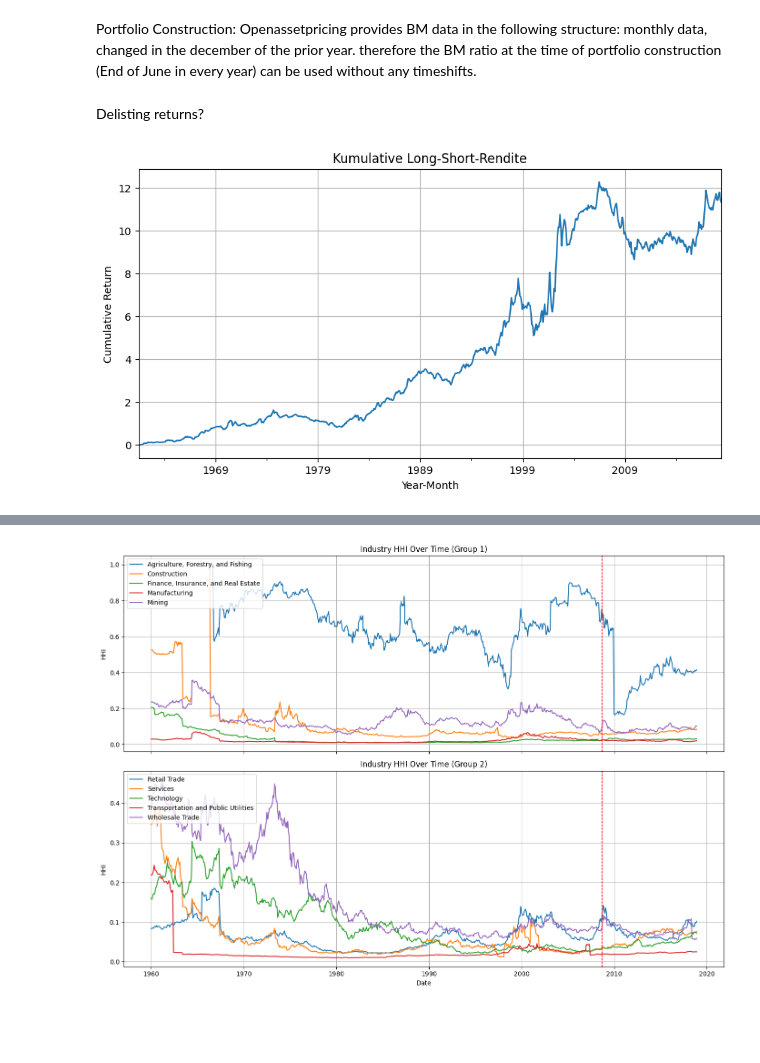
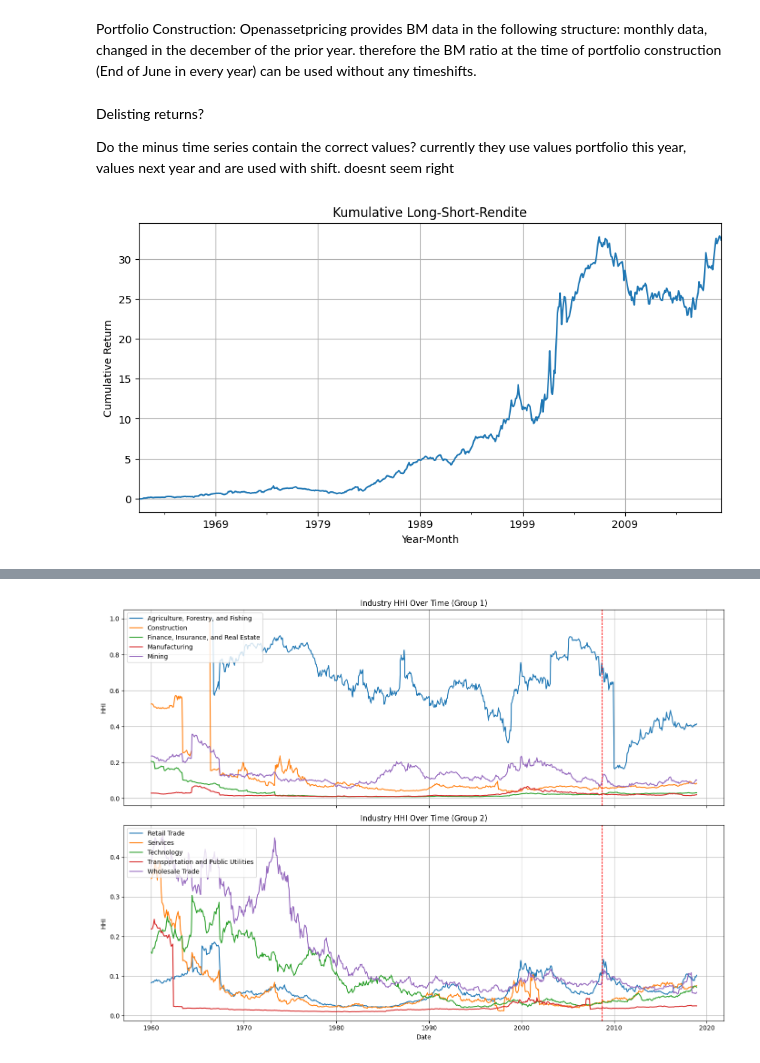
Before and after one commit to justusschenk/valueinvesting, a Jupyter notebook: Portfolio-composition.ipynb, the cells around one changed output, grey strips where cells are left out. Drawn from its saved outputs; the diff is of its cells as text; code cells hidden in the pictures; blank space fills up the shorter version.

```diff
--- a/Portfolio-composition.ipynb
+++ b/Portfolio-composition.ipynb
@@ -76,7 +76,7 @@ df['cfacshr'] = df['cfacshr'].replace(0, 1)
 
 df["adj_price"] = df["altprc"].abs() / df["cfacpr"]
 df["adj_shrout"] = df["shrout"] * df["cfacshr"]
-df["adj_dividend"] = df["dlamt"] / df["cfacpr"]
+df["adj_dividend"] = df["divamt"] / df["cfacpr"]
 # %%
 df[df['cfacpr'] == 0][['permno', 'date', 'prc', 'cfacpr']]
 df[2450000:]
@@ -544,10 +483,10 @@ value_weighted_annual_log_returns.tail()
 | 2018-06 | NaN | NaN | NaN | NaN | NaN | NaN | NaN | NaN | NaN | NaN | ... | ... |
 5 rows × 20435 columns
 # %%
-dividends.index = pd.to_datetime(dividends.index, format="%Y-%m")
+dividends.index = pd.to_datetime(dividends.index)
 dividends.index = dividends.index.to_period("M")
 
-df["dividend_yield"] = df["dlamt"] / df["prc"].abs()
+df["dividend_yield"] = df["divamt"] / df["prc"].abs()
 # Boxplot
 #sns.boxplot(x=df["dividend_yield"])
 #plt.title("Boxplot der Dividend Yields")
@@ -562,7 +501,7 @@ df["dividend_yield"] = df["dlamt"] / df["prc"].abs()
 
 # Setze Ausreißer in 'dividend_yield' auf NaN
 df.loc[df["dividend_yield"] > 0.075, "dividend_yield"] = np.nan
-df.loc[df["dividend_yield"].isna(), "dlamt"] = np.nan
+df.loc[df["dividend_yield"].isna(), "divamt"] = np.nan
 # %%
 #pd.to_pickle(bm, "bm.pkl")
 #pd.to_pickle(bm_june, "bm_june.pkl")
@@ -581,6 +520,8 @@ Portfolio Construction:
 Openassetpricing provides BM data in the following structure: monthly data, changed in the december of the prior year. therefore the BM ratio at the time of portfolio construction (End of June in every year) can be used without any timeshifts.
 # %% [markdown]
 Delisting returns?
+
+Do the minus time series contain the correct values? currently they use values portfolio this year, values next year and are used with shift. doesnt seem right
 # %%
 long_short_returns = []
 bm_dec.index = pd.to_datetime(bm_dec.index, format="%Y-%m")
@@ -625,6 +566,9 @@ for year in sorted(set(date.year for date in bm_dec.index)):
     div_short_monthly = []
     div_long_monthly = []
 
+    dividends_m_long_monthly = []
+    dividends_m_short_monthly = []
+
     date = pd.Timestamp(f"{year}-06")
     date_dec = pd.Timestamp(f"{year-1}-12")
     if date_dec not in bm_dec.index:
@@ -636,7 +580,7 @@ for year in sorted(set(date.year for date in bm_dec.index)):
     if n == 0:
         continue
 
-    k = int(n * 0.3)
+    k = int(n * 0.1)
     bottom_permnos = clean_row.iloc[:k].index.tolist() #Selects permnos with the lower B/M-ratios
     top_permnos = clean_row.iloc[-k:].index.tolist() #Selects permnos with the higher B/M-ratios
 
@@ -661,7 +605,6 @@ for year in sorted(set(date.year for date in bm_dec.index)):
 
 
     #Market Capitalization
-
     # Step 1: Filter df to get shares outstanding for the relevant date and permnos
     shrout_filtered_m_long = df[(df['date'] == top_date) & (df['permno'].isin(top_permnos))]
     shrout_filtered_m_short = df[(df['date'] == top_date) & (df['permno'].isin(bottom_permnos))]
@@ -688,17 +631,6 @@ for year in sorted(set(date.year for date in bm_dec.index)):
     bottom_m_bv = bookvalue.loc[(f"{year + 1}-06"), bookvalue.columns.intersection(bottom_permnos)].dropna()
     bookvalue_minus_long_ts.append({"date" : f"{year + 1}-06", "avg_value" : sum(top_m_bv)})
     bookvalue_minus_short_ts.append({"date" : f"{year + 1}-06", "avg_value" : sum(bottom_m_bv)})
-
-    #Dividends minus
-    top_m_div = dividends.loc[(f"{year + 1}-06"), dividends.columns.intersection(top_permnos)].dropna()
-    bottom_m_div = dividends.loc[(f"{year + 1}-06"), dividends.columns.intersection(bottom_permnos)].dropna()
-    sharesoutstanding_short_m_div = shrout_series_short.reindex(bottom_m_div.index) *1000
-    sharesoutstanding_long_m_div = shrout_series_long.reindex(top_m_div.index) *1000
-    long_m_div = top_m_div * sharesoutstanding_long_m_div
-    short_m_div = bottom_m_div * sharesoutstanding_short_m_div
-
-    dividends_m_long_ts.append({"date" : f"{year+1}-06", "avg_value" :sum(long_m_div)})
-    dividends_m_short_ts.append({"date" : f"{year+1}-06", "avg_value" :sum(short_m_div)})
 
     #Annual log-returns
     log_top_rets = annual_log_returns.loc[(f"{year}-06"), annual_log_returns.columns.intersection(top_permnos)].dropna()
@@ -748,6 +680,17 @@ for year in sorted(set(date.year for date in bm_dec.index)):
         div_long_monthly.append({'date': m, 'avg_value' : long_div.mean()})
         div_short_monthly.append({'date': m, 'avg_value' : short_div.mean()})
 
+        #Dividends minus
+        top_m_div = dividends.loc[(f"{year + 1}-{m.month}"), dividends.columns.intersection(top_permnos)].dropna()
+        bottom_m_div = dividends.loc[(f"{year + 1}-{m.month}"), dividends.columns.intersection(bottom_permnos)].dropna()
+        sharesoutstanding_short_m_div = shrout_series_short.reindex(bottom_m_div.index) *1000
+        sharesoutstanding_long_m_div = shrout_series_long.reindex(top_m_div.index) *1000
+        long_m_div = top_m_div * sharesoutstanding_long_m_div
+        short_m_div = bottom_m_div * sharesoutstanding_short_m_div
+
+        dividends_m_long_monthly.append({"date" : f"{year+1}-{m.month}", "avg_value" :long_m_div.mean()})
+        dividends_m_short_monthly.append({"date" : f"{year+1}-{m.month}", "avg_value" :short_m_div.mean()})
+
         #Bookvalue
         top_bv = bookvalue.loc[m, bookvalue.columns.intersection(top_permnos)].dropna()
         bottom_bv = bookvalue.loc[m, bookvalue.columns.intersection(bottom_permnos)].dropna()
@@ -770,31 +713,33 @@ for year in sorted(set(date.year for date in bm_dec.index)):
         long_short_returns.append((m, spread))
         long_ret.append({"date": m, "return": (top_prc/top_prc.shift(1))})
 
     price_long_ts.extend(price_long_monthly)
     dividends_long_ts.extend(div_long_monthly)
     bookvalue_long_ts.extend(bv_long_monthly)
     portfolio_value_long.extend(price_long_monthly)
+    dividends_m_long_ts.extend(dividends_m_long_monthly)
 
     price_short_ts.extend(price_short_monthly)
     dividends_short_ts.extend(div_short_monthly)
     bookvalue_short_ts.extend(bv_short_monthly)
     portfolio_value_short.extend(price_short_monthly)
+    dividends_m_short_ts.extend(dividends_m_short_monthly)
 
 # Convert to DataFrame and set index
 df_ls = pd.DataFrame(long_short_returns, columns=["date", "long_short_ret"])
 #df_ls['date'] = pd.to_datetime(df_ls["date"])           # Step 1: Ensure datetime
 df_ls.set_index("date", inplace=True)                   # Step 2: Set as index
 #df_ls.index = df_ls.index.to_period('M')                # Step 3: Convert to PeriodIndex
 
 # Calculate cumulative return
 df_ls['cumret'] = (1 + df_ls['long_short_ret']).cumprod() - 1
 df_ls['cumret'] = pd.to_numeric(df_ls['cumret'], errors='coerce')
 
 # Plot
 df_ls['cumret'].plot(title="Kumulative Long-Short-Rendite", figsize=(10, 5))
 plt.ylabel("Cumulative Return")
 plt.xlabel("Year-Month")
 plt.grid(True)
 plt.show()
 # %% [output]
-[figure, old version]
+[figure, new version]
```
Also changed, not shown: parts of 25 cells of this notebook, 1 other file.
